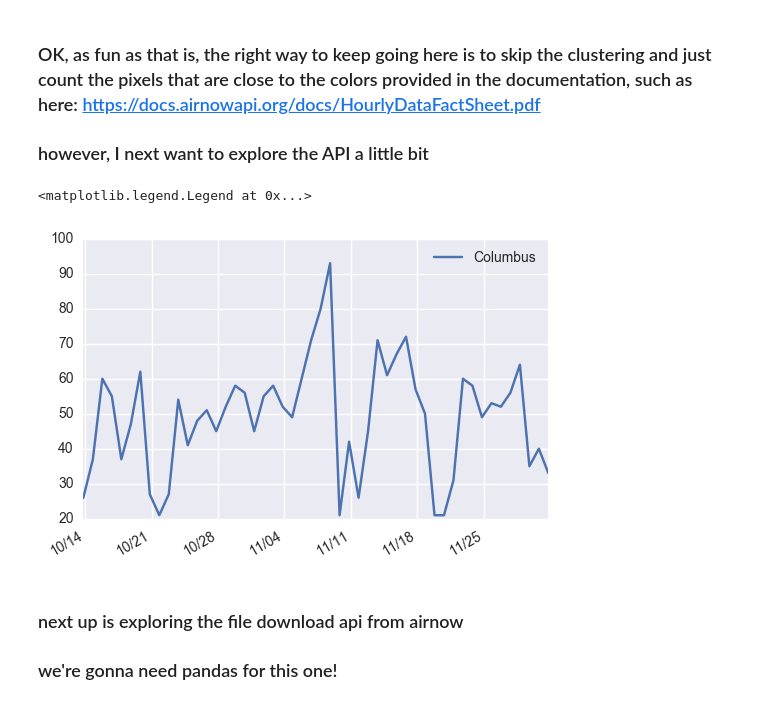
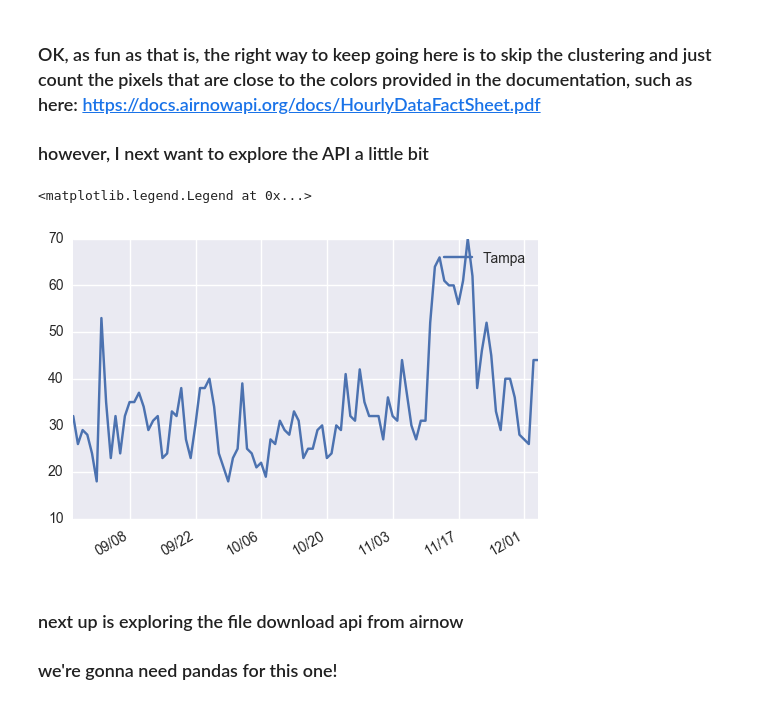
Before and after one commit to alexshepard/notebooks, a Jupyter notebook: PM25.ipynb, the cells around one changed output. Cells and saved outputs as stored; diff of their text form; code cells hidden in the pictures.

```diff
--- a/PM25.ipynb
+++ b/PM25.ipynb
@@ -136,28 +136,28 @@ def fetch_aqis_for_zipcode(zipcode, numdays, apikey):
 
     return aqis
 # %%
-aqis = fetch_aqis_for_zipcode(45201, 50, config["airnow_api_key"])
+aqis = fetch_aqis_for_zipcode(33601, 100, config["airnow_api_key"])
 # %%
 import matplotlib
 fig, ax = plt.subplots(1)
 
 dates = sorted(aqis.keys())
 aqi_values = [aqis[date] for date in dates]
-ax.plot(dates, aqi_values, label="Columbus")
+ax.plot(dates, aqi_values, label="Tampa")
 
 # rotate and align the tick labels so they look better
 fig.autofmt_xdate()
 
 # use a more precise date string for the x axis locations in the
 # toolbar
 import matplotlib.dates as mdates
 myFmt = mdates.DateFormatter('%m/%d')
 ax.xaxis.set_major_formatter(myFmt)
 
 plt.legend()
 # %% [output]
 <matplotlib.legend.Legend at 0x...>
-[figure, old version]
+[figure, new version]
 # %% [markdown]
 ### next up is exploring the file download api from airnow
 ### we're gonna need pandas for this one!
```
Also changed, not shown: parts of 14 cells of this notebook.
